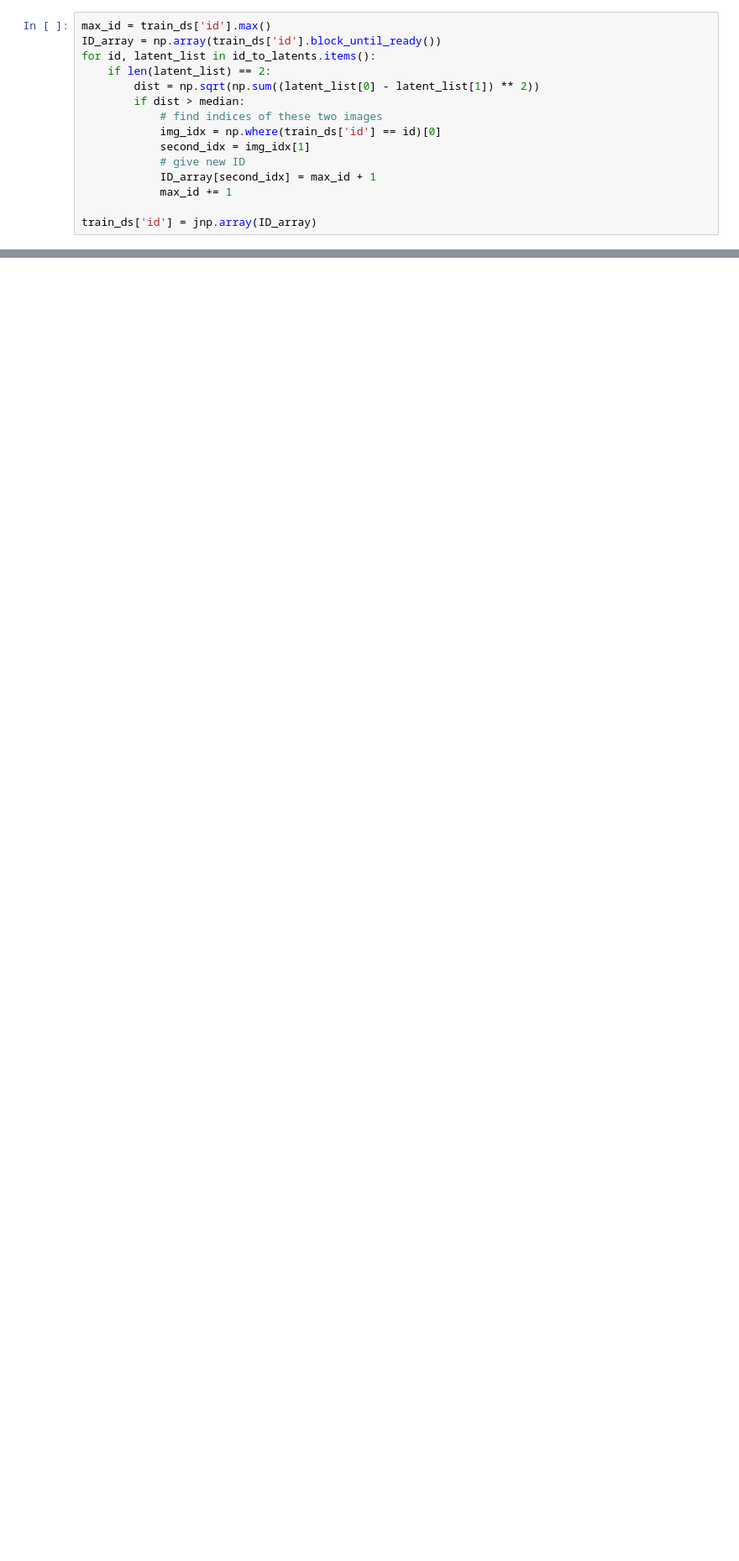
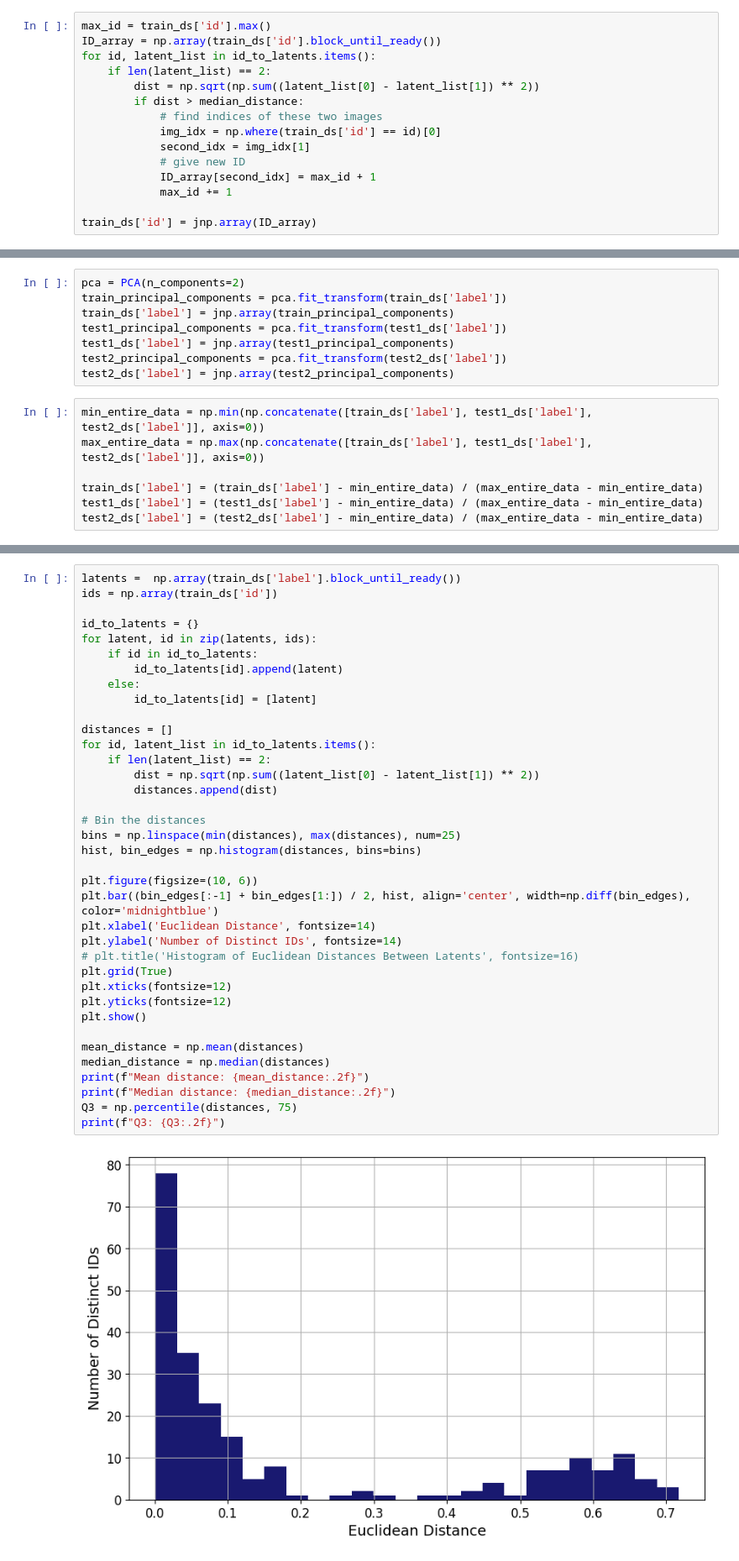
Before and after one commit to lukasec/semester_project_fs24, a Jupyter notebook: regression_experiment/synthetic_regression.ipynb, the cells around one changed output, grey strips where cells are left out. Shown at 84% size. Saved outputs shown, nothing was run; the diff lists cells and outputs as text; blank space fills up the shorter version.

```diff
--- a/regression_experiment/synthetic_regression.ipynb
+++ b/regression_experiment/synthetic_regression.ipynb
@@ -294,7 +298,7 @@ ID_array = np.array(train_ds['id'].block_until_ready())
 for id, latent_list in id_to_latents.items():
     if len(latent_list) == 2:
         dist = np.sqrt(np.sum((latent_list[0] - latent_list[1]) ** 2))
-        if dist > median:
+        if dist > median_distance:
             # find indices of these two images
             img_idx = np.where(train_ds['id'] == id)[0]
             second_idx = img_idx[1]
@@ -599,0 +606,15 @@ INFO:absl:epoch: 30, train_loss: 35735.4336, test1_loss: 17882.6016, test2_loss:
+# %%
+pca = PCA(n_components=2)
+train_principal_components = pca.fit_transform(train_ds['label'])
+train_ds['label'] = jnp.array(train_principal_components)
+test1_principal_components = pca.fit_transform(test1_ds['label'])
+test1_ds['label'] = jnp.array(test1_principal_components)
+test2_principal_components = pca.fit_transform(test2_ds['label'])
+test2_ds['label'] = jnp.array(test2_principal_components)
+# %%
+min_entire_data = np.min(np.concatenate([train_ds['label'], test1_ds['label'], test2_ds['label']], axis=0))
+max_entire_data = np.max(np.concatenate([train_ds['label'], test1_ds['label'], test2_ds['label']], axis=0))
+
+train_ds['label'] = (train_ds['label'] - min_entire_data) / (max_entire_data - min_entire_data)
+test1_ds['label'] = (test1_ds['label'] - min_entire_data) / (max_entire_data - min_entire_data)
+test2_ds['label'] = (test2_ds['label'] - min_entire_data) / (max_entire_data - min_entire_data)
@@ -599,0 +696,39 @@ INFO:absl:epoch: 30, train_loss: 35735.4336, test1_loss: 17882.6016, test2_loss:
+# %%
+latents =  np.array(train_ds['label'].block_until_ready())
+ids = np.array(train_ds['id'])
+
+id_to_latents = {}
+for latent, id in zip(latents, ids):
+    if id in id_to_latents:
+        id_to_latents[id].append(latent)
+    else:
+        id_to_latents[id] = [latent]
+
+distances = []
+for id, latent_list in id_to_latents.items():
+    if len(latent_list) == 2:
+        dist = np.sqrt(np.sum((latent_list[0] - latent_list[1]) ** 2))
+        distances.append(dist)
+
+# Bin the distances
+bins = np.linspace(min(distances), max(distances), num=25)
+hist, bin_edges = np.histogram(distances, bins=bins)
+
+plt.figure(figsize=(10, 6))
+plt.bar((bin_edges[:-1] + bin_edges[1:]) / 2, hist, align='center', width=np.diff(bin_edges), color='midnightblue')
+plt.xlabel('Euclidean Distance', fontsize=14)
+plt.ylabel('Number of Distinct IDs', fontsize=14)
+# plt.title('Histogram of Euclidean Distances Between Latents', fontsize=16)
+plt.grid(True)
+plt.xticks(fontsize=12)
+plt.yticks(fontsize=12)
+plt.show()
+
+mean_distance = np.mean(distances)
+median_distance = np.median(distances)
+print(f"Mean distance: {mean_distance:.2f}")
+print(f"Median distance: {median_distance:.2f}")
+Q3 = np.percentile(distances, 75)
+print(f"Q3: {Q3:.2f}")
+# %% [output]
+[figure, added]
```
Also changed, not shown: parts of 8 cells of this notebook, 1 other file.
